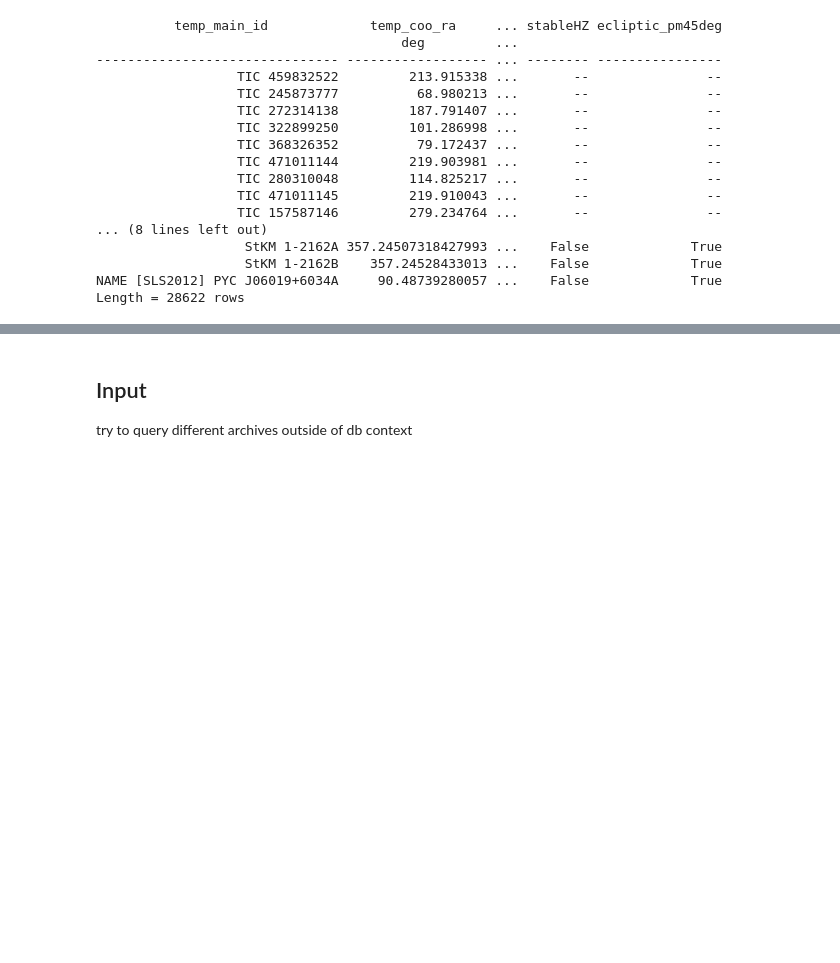
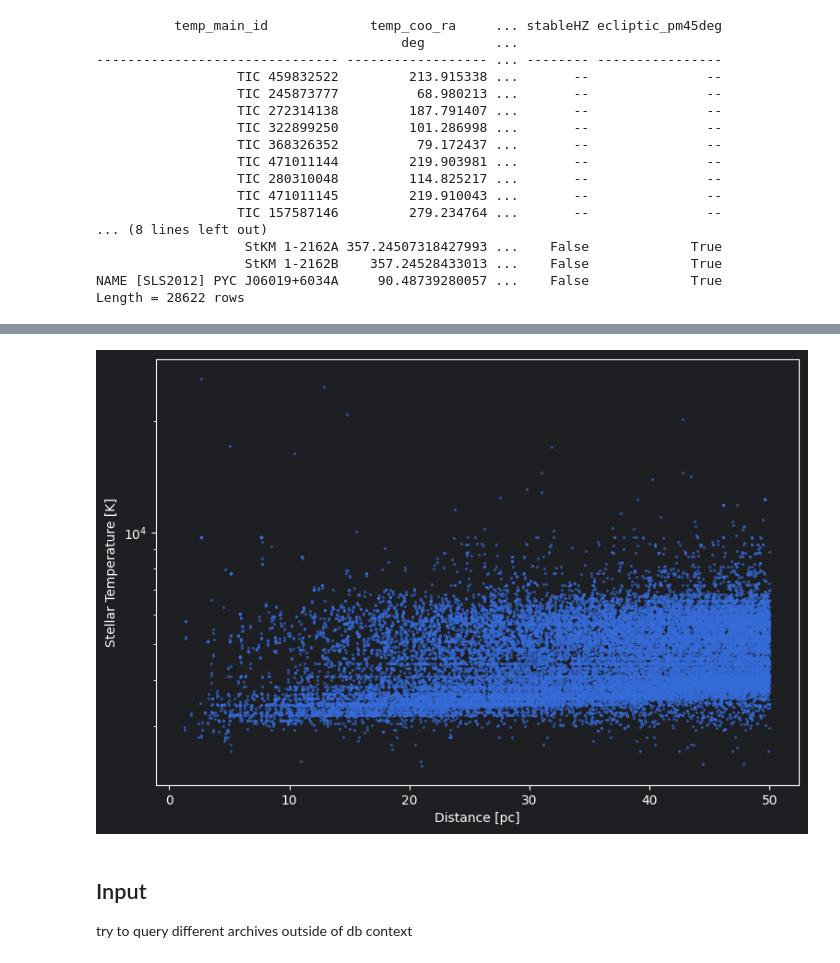
Before and after one commit to fmenti/life_td, a Jupyter notebook: data_generation/life_td_data_generation/NewProject.ipynb, the cells around one changed output, grey strips where cells are left out. Saved outputs shown, nothing was run; the diff lists cells and outputs as text; code cells hidden in the pictures; blank space fills up the shorter version.

```diff
--- a/data_generation/life_td_data_generation/NewProject.ipynb
+++ b/data_generation/life_td_data_generation/NewProject.ipynb
@@ -266,3 +352,20 @@ Length = 28622 rows
+# %%
+
+ylabel = "Stellar Temperature [K]"
+
+fig, ax = plt.subplots(
+    figsize=(9, 6)
+)  # subplots so that I can overplot old version?
+
+ax.scatter(catalog["temp_dist_st_value"],
+           catalog["temp_teff_st_value"], s=2, alpha=0.5)
+ax.set_yscale("log")
+
+ax.set_xlabel("Distance [pc]")
+ax.set_ylabel(ylabel)
+plt.show()
+# %% [output]
+[figure, added]
 # %% [markdown]
 ## Input
 try to query different archives outside of db context
```
Also changed, not shown: parts of 17 cells of this notebook.
